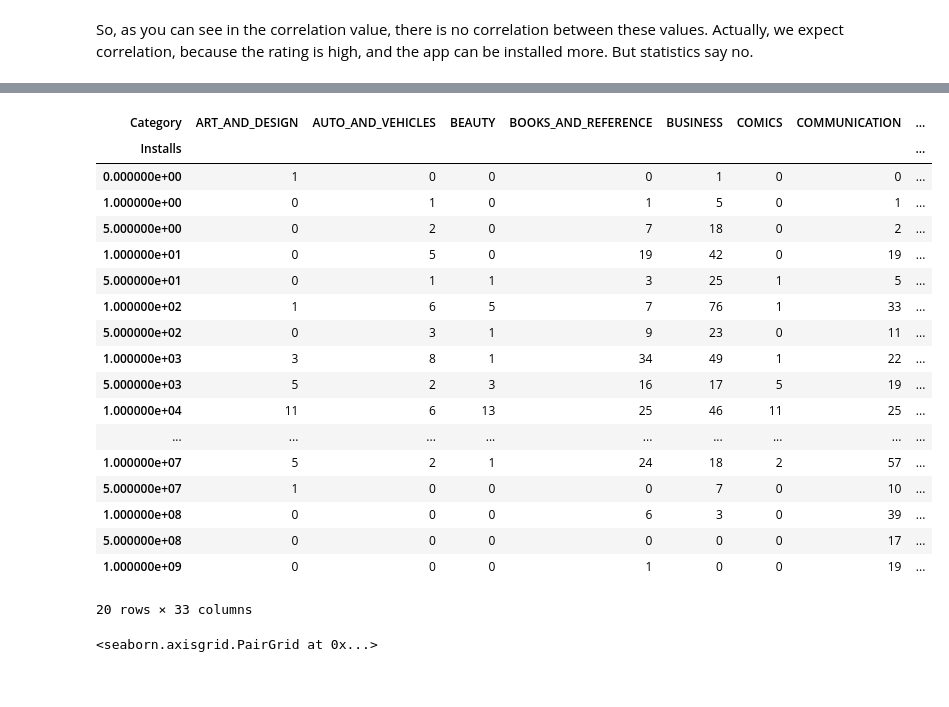
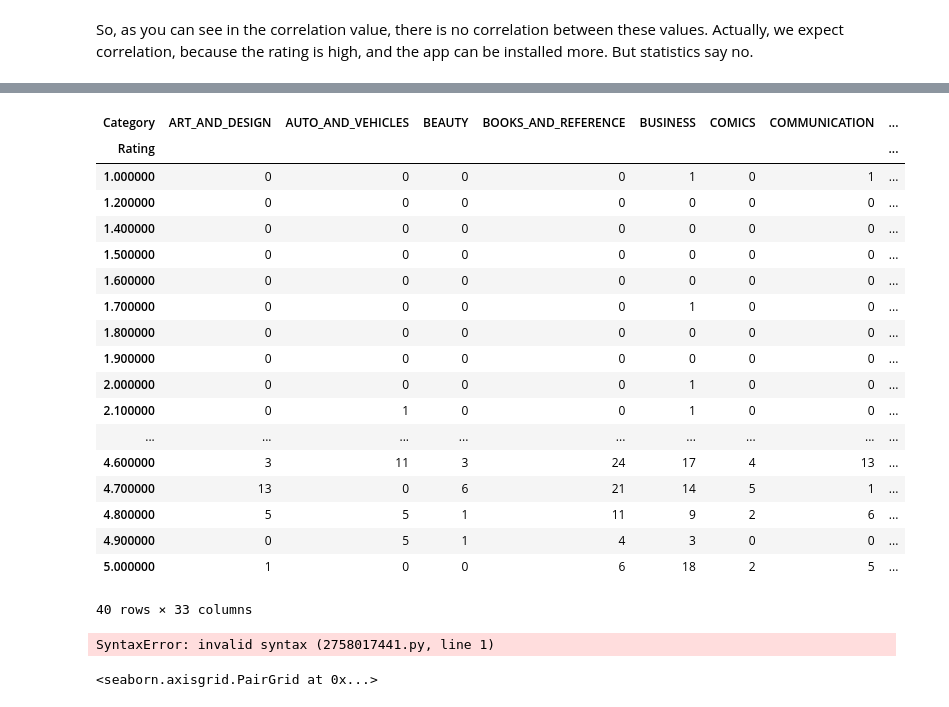
Before and after one commit to ftmoztl/EDA-data-visualization, a Jupyter notebook: eda-visualization.ipynb, the cells around one changed output, grey strips where cells are left out. Cells and saved outputs as stored; diff of their text form; code cells hidden in the pictures.

Commit message:
feat: Add crosstable info

```diff
--- a/eda-visualization.ipynb
+++ b/eda-visualization.ipynb
@@ -477,25 +487,29 @@ So, as you can see in the correlation value, there is no correlation between the
 # %%
-pd.crosstab(index= df['Installs'], columns= df['Category'])
+pd.crosstab(index= df['Rating'], columns= df['Category'])
 # %% [output]
 | Category | ART_AND_DESIGN | AUTO_AND_VEHICLES | BEAUTY | BOOKS_AND_REFERENCE | BUSINESS | COMICS | COMMUNICATION | ... |
-| Installs |  |  |  |  |  |  |  | ... |
-| 0.000000e+00 | 1 | 0 | 0 | 0 | 1 | 0 | 0 | ... |
-| 1.000000e+00 | 0 | 1 | 0 | 1 | 5 | 0 | 1 | ... |
-| 5.000000e+00 | 0 | 2 | 0 | 7 | 18 | 0 | 2 | ... |
-| 1.000000e+01 | 0 | 5 | 0 | 19 | 42 | 0 | 19 | ... |
-| 5.000000e+01 | 0 | 1 | 1 | 3 | 25 | 1 | 5 | ... |
-| 1.000000e+02 | 1 | 6 | 5 | 7 | 76 | 1 | 33 | ... |
-| 5.000000e+02 | 0 | 3 | 1 | 9 | 23 | 0 | 11 | ... |
-| 1.000000e+03 | 3 | 8 | 1 | 34 | 49 | 1 | 22 | ... |
-| 5.000000e+03 | 5 | 2 | 3 | 16 | 17 | 5 | 19 | ... |
-| 1.000000e+04 | 11 | 6 | 13 | 25 | 46 | 11 | 25 | ... |
+| Rating |  |  |  |  |  |  |  | ... |
+| 1.000000 | 0 | 0 | 0 | 0 | 1 | 0 | 1 | ... |
+| 1.200000 | 0 | 0 | 0 | 0 | 0 | 0 | 0 | ... |
+| 1.400000 | 0 | 0 | 0 | 0 | 0 | 0 | 0 | ... |
+| 1.500000 | 0 | 0 | 0 | 0 | 0 | 0 | 0 | ... |
+| 1.600000 | 0 | 0 | 0 | 0 | 0 | 0 | 0 | ... |
+| 1.700000 | 0 | 0 | 0 | 0 | 1 | 0 | 0 | ... |
+| 1.800000 | 0 | 0 | 0 | 0 | 0 | 0 | 0 | ... |
+| 1.900000 | 0 | 0 | 0 | 0 | 0 | 0 | 0 | ... |
+| 2.000000 | 0 | 0 | 0 | 0 | 1 | 0 | 0 | ... |
+| 2.100000 | 0 | 1 | 0 | 0 | 1 | 0 | 0 | ... |
 | ... | ... | ... | ... | ... | ... | ... | ... | ... |
-| 1.000000e+07 | 5 | 2 | 1 | 24 | 18 | 2 | 57 | ... |
-| 5.000000e+07 | 1 | 0 | 0 | 0 | 7 | 0 | 10 | ... |
-| 1.000000e+08 | 0 | 0 | 0 | 6 | 3 | 0 | 39 | ... |
-| 5.000000e+08 | 0 | 0 | 0 | 0 | 0 | 0 | 17 | ... |
-| 1.000000e+09 | 0 | 0 | 0 | 1 | 0 | 0 | 19 | ... |
+| 4.600000 | 3 | 11 | 3 | 24 | 17 | 4 | 13 | ... |
+| 4.700000 | 13 | 0 | 6 | 21 | 14 | 5 | 1 | ... |
+| 4.800000 | 5 | 5 | 1 | 11 | 9 | 2 | 6 | ... |
+| 4.900000 | 0 | 5 | 1 | 4 | 3 | 0 | 0 | ... |
+| 5.000000 | 1 | 0 | 0 | 6 | 18 | 2 | 5 | ... |
-20 rows × 33 columns
+40 rows × 33 columns
+# %%
+There are no proper 2 categories to analyze the numbers distributed on them. Reading the table above is not easy.
+# %% [output]
+SyntaxError: invalid syntax (2758017441.py, line 1)
 # %%
 sns.pairplot( data = df)
 # %% [output]
```
Also changed, not shown: parts of 1 cell of this notebook.
